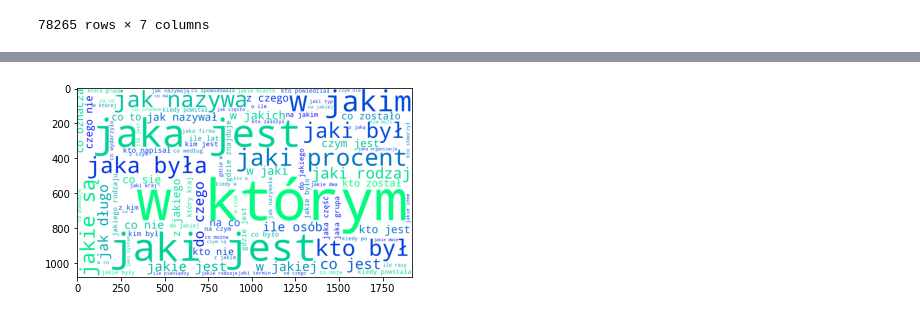
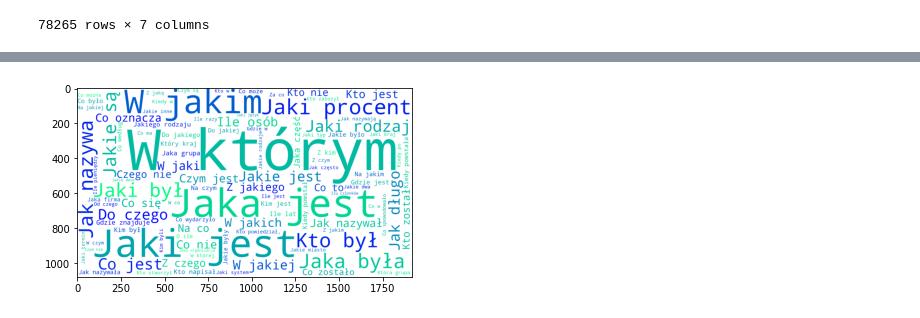
Before and after one commit to brodzik/asking-impossible-questions, a Jupyter notebook: notebooks/Question type change (prototype).ipynb, the cells around one changed output, grey strips where cells are left out. Cells and saved outputs as stored; diff of their text form; code cells hidden in the pictures.

```diff
--- a/notebooks/Question type change (prototype).ipynb
+++ b/notebooks/Question type change (prototype).ipynb
@@ -57 +25,3 @@ len(questions)
+# %%
+questions = df["question"].unique().tolist()
 # %%
@@ -101,5 +71,5 @@ first_word.most_common(100)
 # %%
-first_two_words = Counter([" ".join(normalize_text(x).split(" ")[:2]) for x in questions])
+first_two_words = Counter([" ".join(x.split(" ")[:2]) for x in questions])
 # %%
 first_two_words.most_common(100)
 # %% [output]
@@ -138,7 +118,7 @@ gdzie 0.027545140222819824
 # %%
 wordcloud = WordCloud(width=1920, height=1080, background_color="white", relative_scaling="auto", colormap="winter", max_words=100).generate_from_frequencies(first_two_words)
-wordcloud.to_file("question_words.png")
+wordcloud.to_file("question_first_two_words.png")
 plt.imshow(wordcloud)
 plt.show()
 # %% [output]
-[figure, old version]
+[figure, new version]
```
Also changed, not shown: parts of 11 cells of this notebook, 2 other files.
